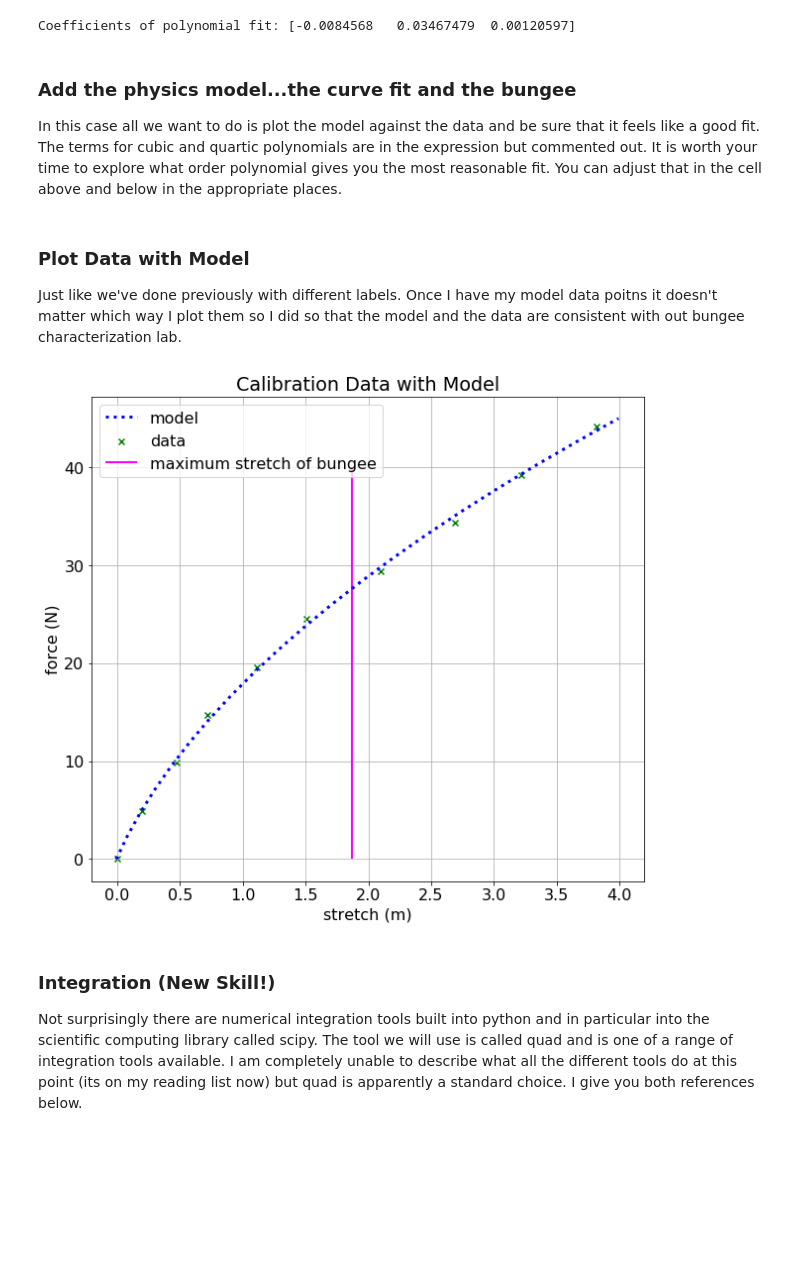
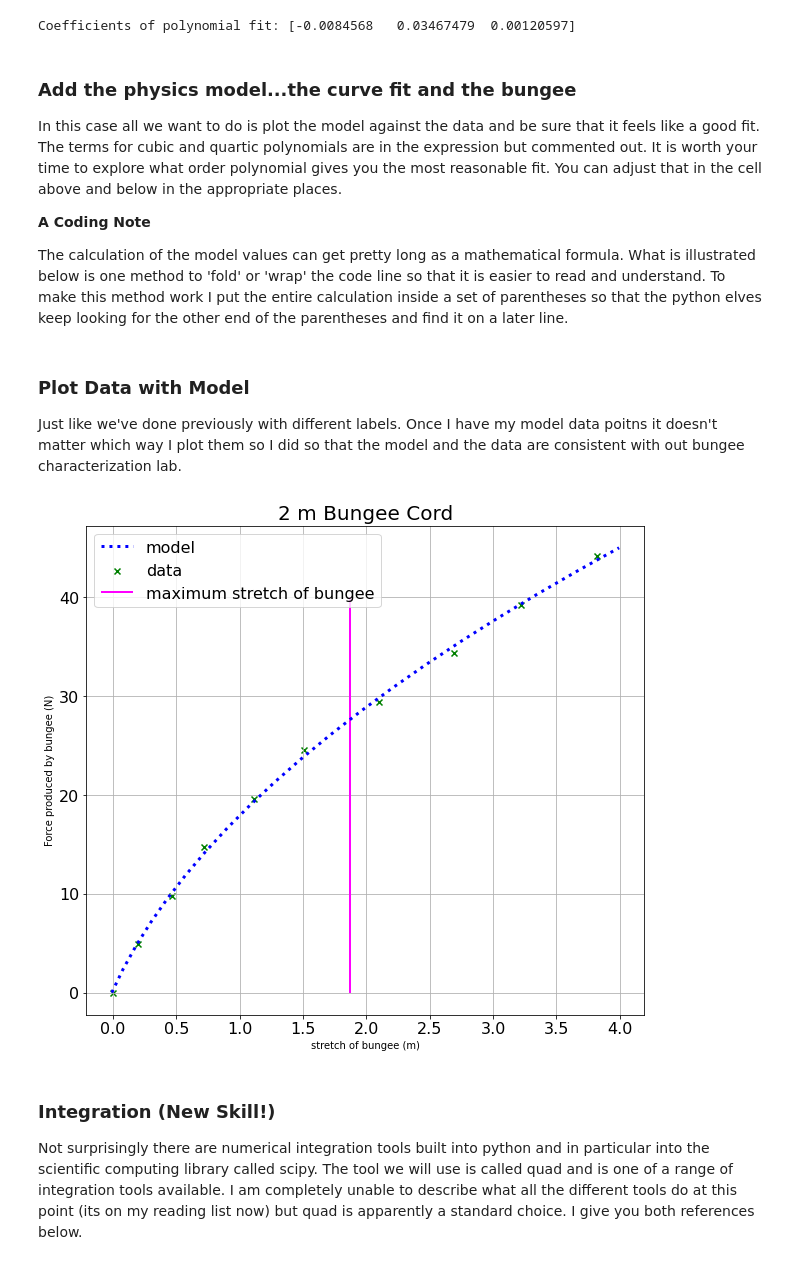
Before and after one commit to smithrockmaker/PH211, a Jupyter notebook: BungeeDropLab.ipynb, the cells around one changed output. Saved outputs shown, nothing was run; the diff lists cells and outputs as text; code cells hidden in the pictures; blank space fills up the shorter version.

```diff
--- a/BungeeDropLab.ipynb
+++ b/BungeeDropLab.ipynb
@@ -86,15 +132,3 @@ Now that we know how to curve fit lets use that skill to find the function that
 [polynomial.polynomial.polyfit](https://docs.scipy.org/doc/numpy/reference/generated/numpy.polynomial.polynomial.polyfit.html)
 
 Here's an interesting thing to notice about this data...it looks much like a parabola laid on it's side. When we do a polynomial fit to the data we're using functions like $x$ , $x^2$, and $x^3$ etc. All of the functions curl upwards and don't match our function well. However, if we reverse the x and y axes in our data it looks much more reasonable to do a polynomial fit. To help visualize this I plotted our data in this way below.
-# %%
-
-fig, ax = plt.subplots()
-ax.scatter(forcedata, stretchdata)
-
-plt.rcParams.update({'font.size': 16}) # make labels easier to read
-ax.set(xlabel='force (N)', ylabel='stretch (m)',
-       title='Calibration Data (reversed) for 2m Bungee')
-ax.grid()
-fig.set_size_inches(10, 9)
-#fig.savefig("myplot.png")
-plt.show()
@@ -110,6 +160,10 @@ Coefficients of polynomial fit: [-0.0084568   0.03467479  0.00120597]
 ### Add the physics model...the curve fit and the bungee
 
 In this case all we want to do is plot the model against the data and be sure that it feels like a good fit. The terms for cubic and quartic polynomials are in the expression but commented out. It is worth your time to explore what order polynomial gives you the most reasonable fit. You can adjust that in the cell above and below in the appropriate places.
+
+**A Coding Note**
+
+The calculation of the model values can get pretty long as a mathematical formula. What is illustrated below is one method to 'fold' or 'wrap' the code line so that it is easier to read and understand. To make this method work I put the entire calculation inside a set of parentheses so that the python elves keep looking for the other end of the parentheses and find it on a later line.
 # %%
 # generate x values for model of data
 maxforce = 45.
@@ -121,12 +175,13 @@ modelstretch = np.full_like(modelforce,0)
 
 
 # calculate the heights predicted from the model
-# uncomment the last term if using a 4th order polynomial!!
-for i in range (0,numpoints):
-    modelstretch[i] = coefs[0] + coefs[1]*modelforce[i] + \
-        coefs[2]* modelforce[i]**2  #+ coefs[3]*modelforce[i]**3 #+ \
-#        coefs[4]* modelforce[4]
-
+# uncomment the appropriate terms if using
+# higher order polynomials!! Check location of closing
+# parentheses!!
+modelstretch = (coefs[0] + coefs[1]*modelforce
+                    + coefs[2]*modelforce**2)
+                    #+ coefs[3]*modelforce**3)
+                    #+ coefs[4]*modelforce**4)
 
 # print("testing the output of the loop;", modelheight)
 # %% [markdown]
@@ -134,31 +189,32 @@ for i in range (0,numpoints):
 
 Just like we've done previously with different labels. Once I have my model data poitns it doesn't matter which way I plot them so I did so that the model and the data are consistent with out bungee characterization lab.
 # %%
-fig2, ax2 = plt.subplots()
-ax2.scatter(stretchdata, forcedata,
+fig3, ax3 = plt.subplots()
+ax3.scatter(stretchdata, forcedata,
             marker = 'x', color = 'green',
             label = "data")
-ax2.plot(modelstretch, modelforce,
+ax3.plot(modelstretch, modelforce,
          color = 'blue', linestyle = ':',
          linewidth = 3., label = "model")
 
 
 maxbungee_stretch = 1.87
-ax2.vlines(maxbungee_stretch, 0, 40,
+ax3.vlines(maxbungee_stretch, 0, 40,
          color = 'magenta', linestyle = '-',
          linewidth = 2., label = "maximum stretch of bungee")
 
-plt.rcParams.update({'font.size': 16}) # make labels easier to read
-ax2.set(xlabel='stretch (m)', ylabel='force (N)',
-       title='Calibration Data with Model')
+# a way to set labels
+plt.xlabel('stretch of bungee (m)', fontsize = 10)
+plt.ylabel('Force produced by bungee (N)', fontsize = 10)
+plt.title('2 m Bungee Cord', fontsize = 20)
 
-fig2.set_size_inches(10, 9)
-ax2.grid()
+fig3.set_size_inches(10, 9)
+ax3.grid()
 
 plt.legend(loc= 2)
 plt.show()
 # %% [output]
-[figure, old version]
+[figure, new version]
 # %% [markdown]
 ### Integration (New Skill!)
 
```
Also changed, not shown: parts of 11 cells of this notebook, 1 other file.
